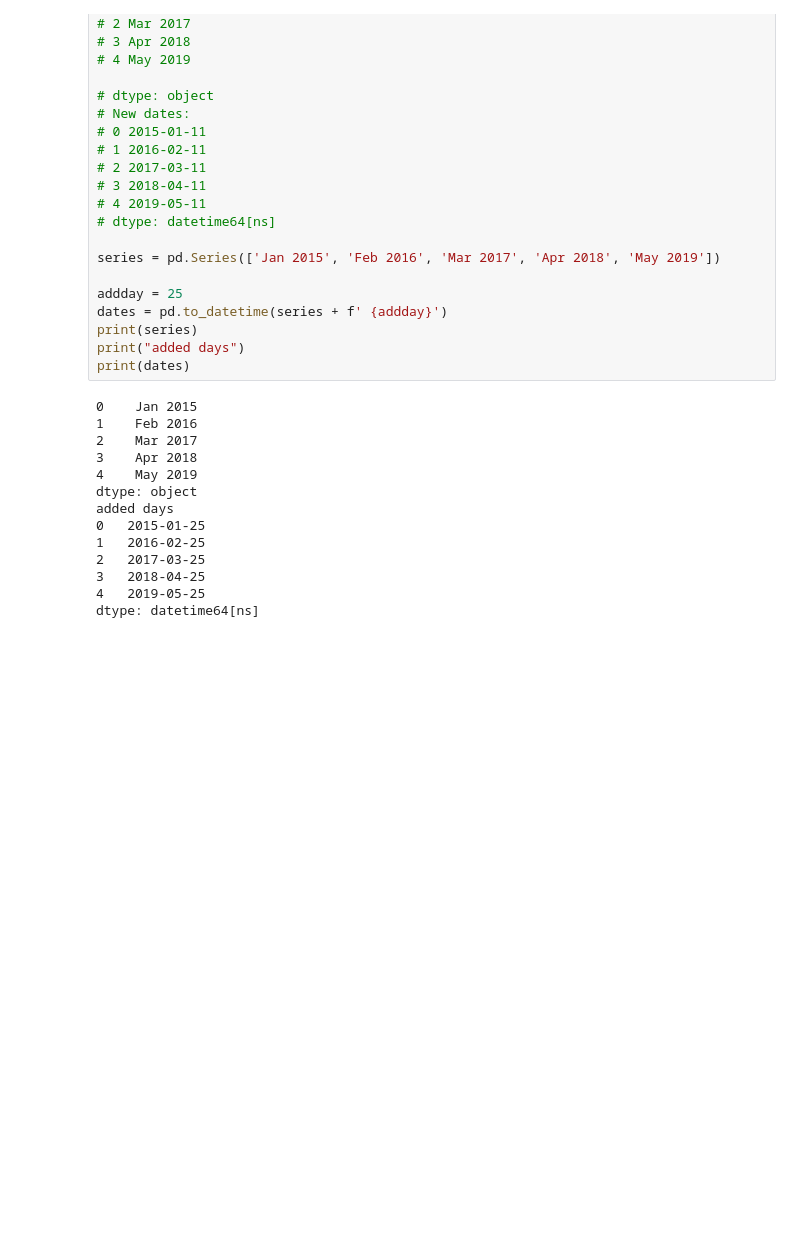
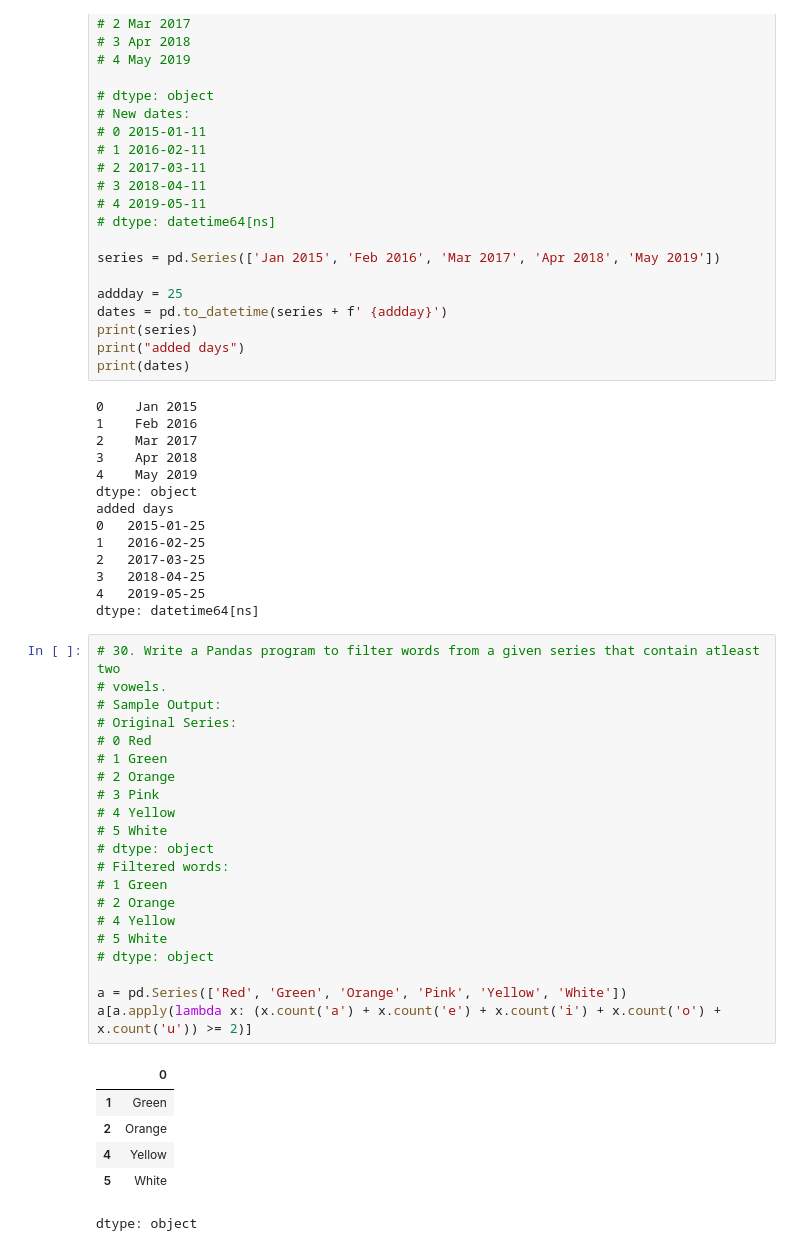
Before and after one commit to MayureshOP-max/DataAnalytics, a Jupyter notebook: Day4_Assignment2.ipynb, the cells around one changed output. Saved outputs shown, nothing was run; the diff lists cells and outputs as text; blank space fills up the shorter version.

```diff
--- a/Day4_Assignment2.ipynb
+++ b/Day4_Assignment2.ipynb
@@ -954,3 +954,31 @@ added days
 3   2018-04-25
 4   2019-05-25
 dtype: datetime64[ns]
+# %%
+# 30. Write a Pandas program to filter words from a given series that contain atleast two
+# vowels.
+# Sample Output:
+# Original Series:
+# 0 Red
+# 1 Green
+# 2 Orange
+# 3 Pink
+# 4 Yellow
+# 5 White
+# dtype: object
+# Filtered words:
+# 1 Green
+# 2 Orange
+# 4 Yellow
+# 5 White
+# dtype: object
+
+a = pd.Series(['Red', 'Green', 'Orange', 'Pink', 'Yellow', 'White'])
+a[a.apply(lambda x: (x.count('a') + x.count('e') + x.count('i') + x.count('o') + x.count('u')) >= 2)]
+# %% [output]
+|  | 0 |
+| 1 | Green |
+| 2 | Orange |
+| 4 | Yellow |
+| 5 | White |
+dtype: object
```
Also changed, not shown: parts of 16 cells of this notebook.
